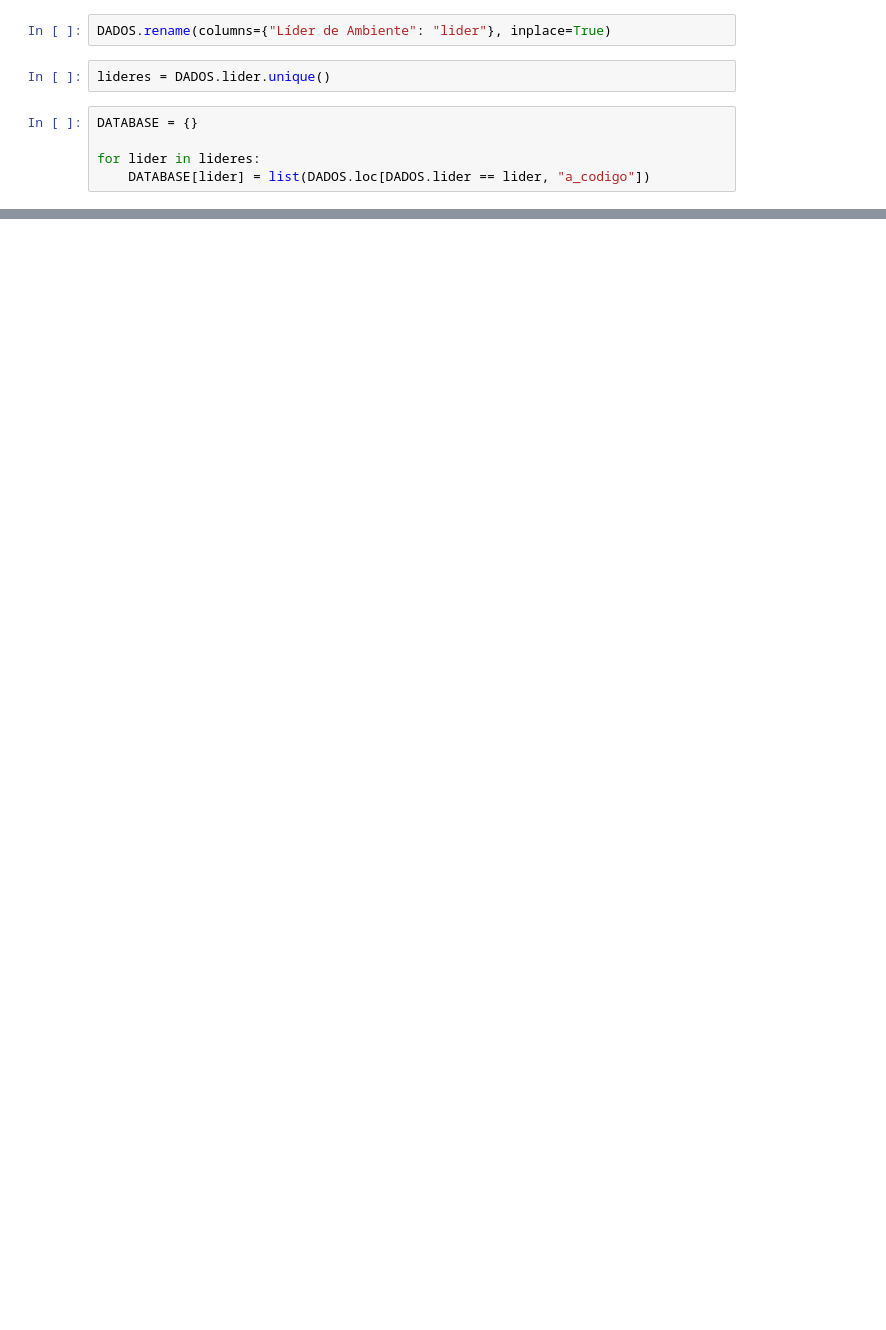
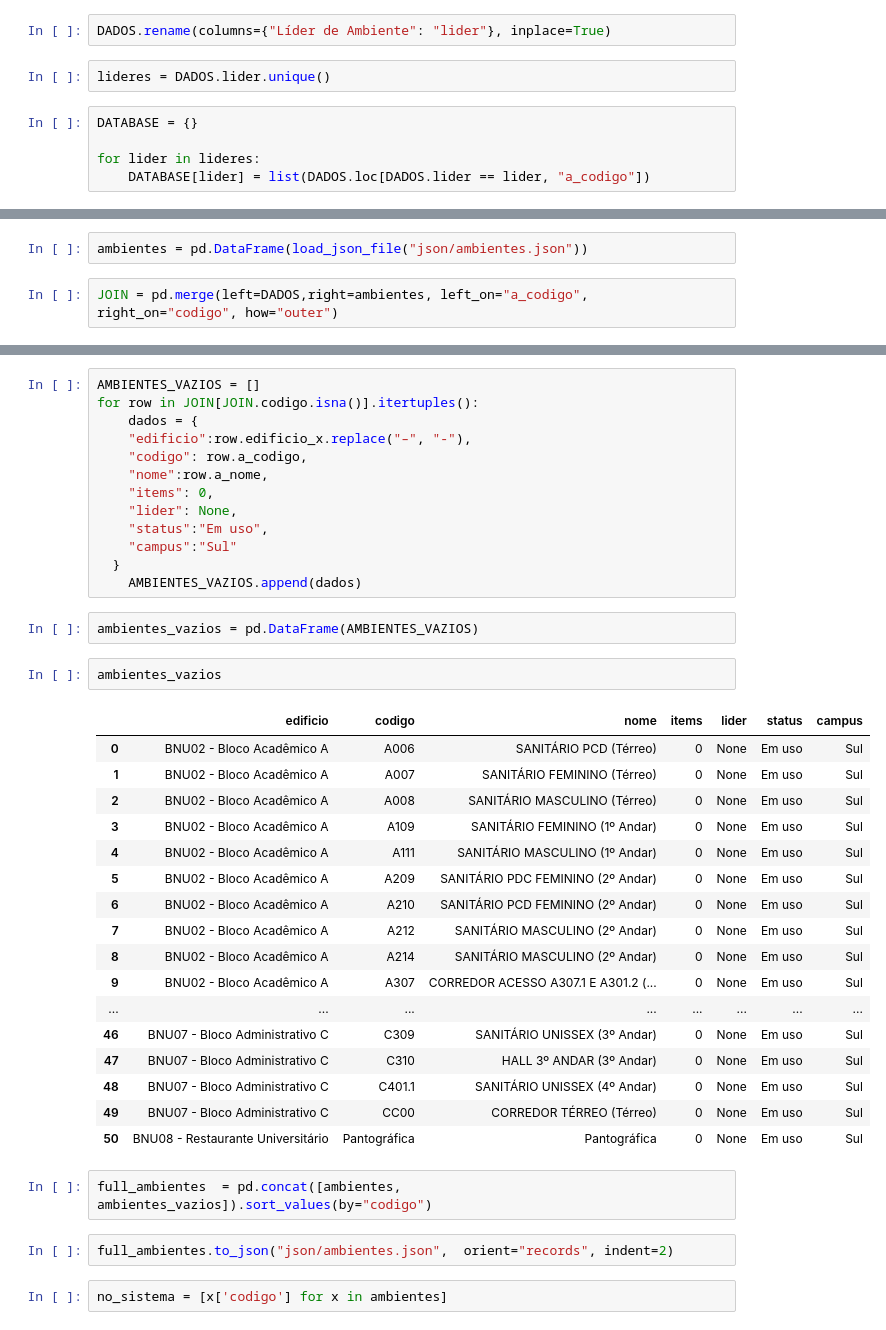
Before and after one commit to labmacbnu/FreteNorte, a Jupyter notebook: pythonSDK/LoadLideresAmbiente.ipynb, the cells around one changed output, grey strips where cells are left out. Drawn from its saved outputs; the diff is of its cells as text; blank space fills up the shorter version.

Commit message:
lideres de ambiente

```diff
--- a/pythonSDK/LoadLideresAmbiente.ipynb
+++ b/pythonSDK/LoadLideresAmbiente.ipynb
@@ -52,0 +80,4 @@ with open("json/lideres.json", "w") as f:
+# %%
+ambientes = pd.DataFrame(load_json_file("json/ambientes.json"))
+# %%
+JOIN = pd.merge(left=DADOS,right=ambientes, left_on="a_codigo", right_on="codigo", how="outer")
@@ -52,0 +100,41 @@ with open("json/lideres.json", "w") as f:
+# %%
+AMBIENTES_VAZIOS = []
+for row in JOIN[JOIN.codigo.isna()].itertuples():
+    dados = {
+    "edificio":row.edificio_x.replace("–", "-"),
+    "codigo": row.a_codigo,
+    "nome":row.a_nome,
+    "items": 0,
+    "lider": None,
+    "status":"Em uso",
+    "campus":"Sul"
+  }
+    AMBIENTES_VAZIOS.append(dados)
+# %%
+ambientes_vazios = pd.DataFrame(AMBIENTES_VAZIOS)
+# %%
+ambientes_vazios
+# %% [output]
+|  | edificio | codigo | nome | items | lider | status | campus |
+| 0 | BNU02 - Bloco Acadêmico A | A006 | SANITÁRIO PCD (Térreo) | 0 | None | Em uso | Sul |
+| 1 | BNU02 - Bloco Acadêmico A | A007 | SANITÁRIO FEMININO (Térreo) | 0 | None | Em uso | Sul |
+| 2 | BNU02 - Bloco Acadêmico A | A008 | SANITÁRIO MASCULINO (Térreo) | 0 | None | Em uso | Sul |
+| 3 | BNU02 - Bloco Acadêmico A | A109 | SANITÁRIO FEMININO (1º Andar) | 0 | None | Em uso | Sul |
+| 4 | BNU02 - Bloco Acadêmico A | A111 | SANITÁRIO MASCULINO (1º Andar) | 0 | None | Em uso | Sul |
+| 5 | BNU02 - Bloco Acadêmico A | A209 | SANITÁRIO PDC FEMININO (2º Andar) | 0 | None | Em uso | Sul |
+| 6 | BNU02 - Bloco Acadêmico A | A210 | SANITÁRIO PCD FEMININO (2º Andar) | 0 | None | Em uso | Sul |
+| 7 | BNU02 - Bloco Acadêmico A | A212 | SANITÁRIO MASCULINO (2º Andar) | 0 | None | Em uso | Sul |
+| 8 | BNU02 - Bloco Acadêmico A | A214 | SANITÁRIO MASCULINO (2º Andar) | 0 | None | Em uso | Sul |
+| 9 | BNU02 - Bloco Acadêmico A | A307 | CORREDOR ACESSO A307.1 E A301.2 (... | 0 | None | Em uso | Sul |
+| ... | ... | ... | ... | ... | ... | ... | ... |
+| 46 | BNU07 - Bloco Administrativo C | C309 | SANITÁRIO UNISSEX (3º Andar) | 0 | None | Em uso | Sul |
+| 47 | BNU07 - Bloco Administrativo C | C310 | HALL 3º ANDAR (3º Andar) | 0 | None | Em uso | Sul |
+| 48 | BNU07 - Bloco Administrativo C | C401.1 | SANITÁRIO UNISSEX (4º Andar) | 0 | None | Em uso | Sul |
+| 49 | BNU07 - Bloco Administrativo C | CC00 | CORREDOR TÉRREO (Térreo) | 0 | None | Em uso | Sul |
+| 50 | BNU08 - Restaurante Universitário | Pantográfica | Pantográfica | 0 | None | Em uso | Sul |
+# %%
+full_ambientes  = pd.concat([ambientes, ambientes_vazios]).sort_values(by="codigo")
+# %%
+full_ambientes.to_json("json/ambientes.json",  orient="records", indent=2)
+# %%
+no_sistema = [x['codigo'] for x in ambientes]
```
Also changed, not shown: parts of 10 cells of this notebook, 1 other file.
